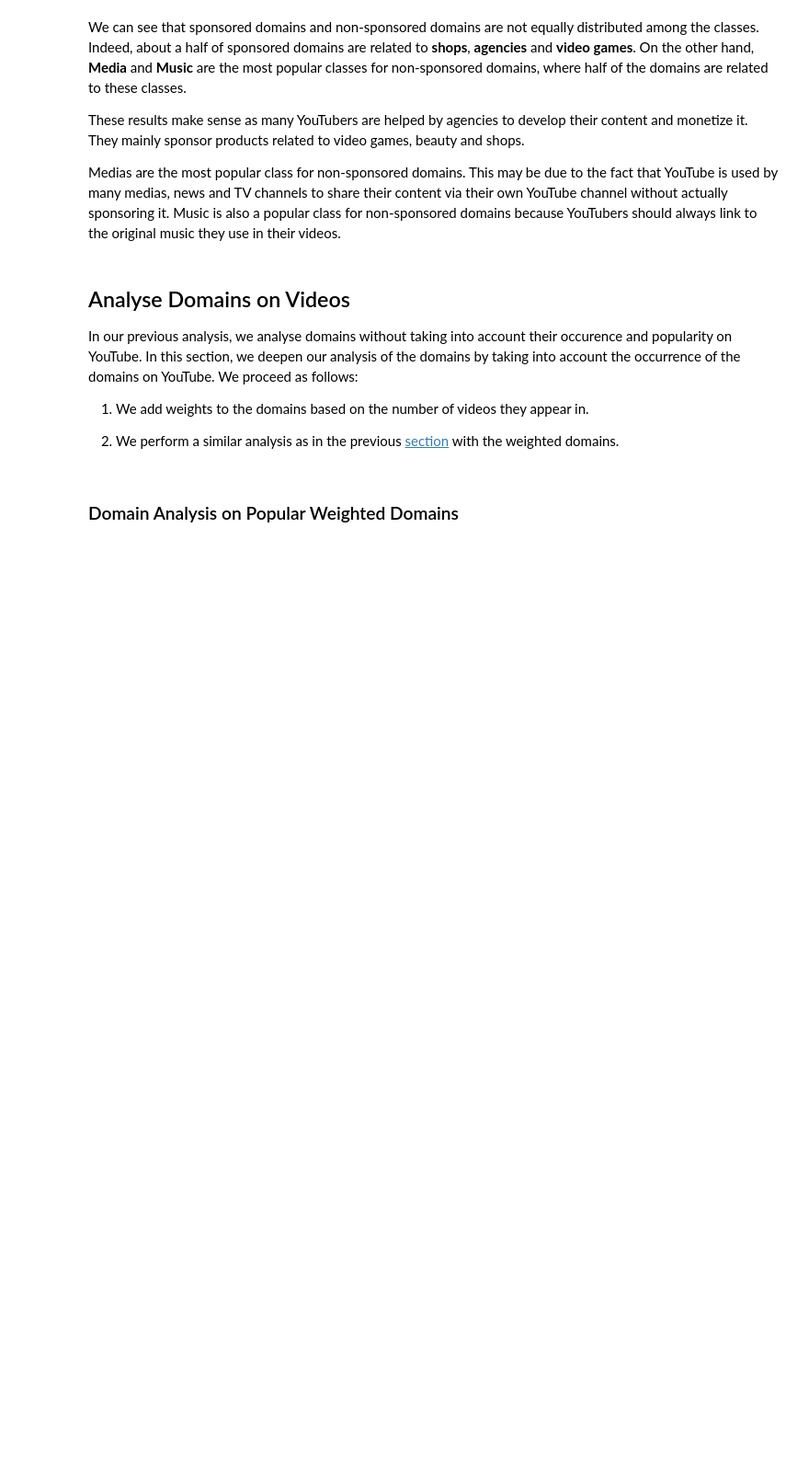
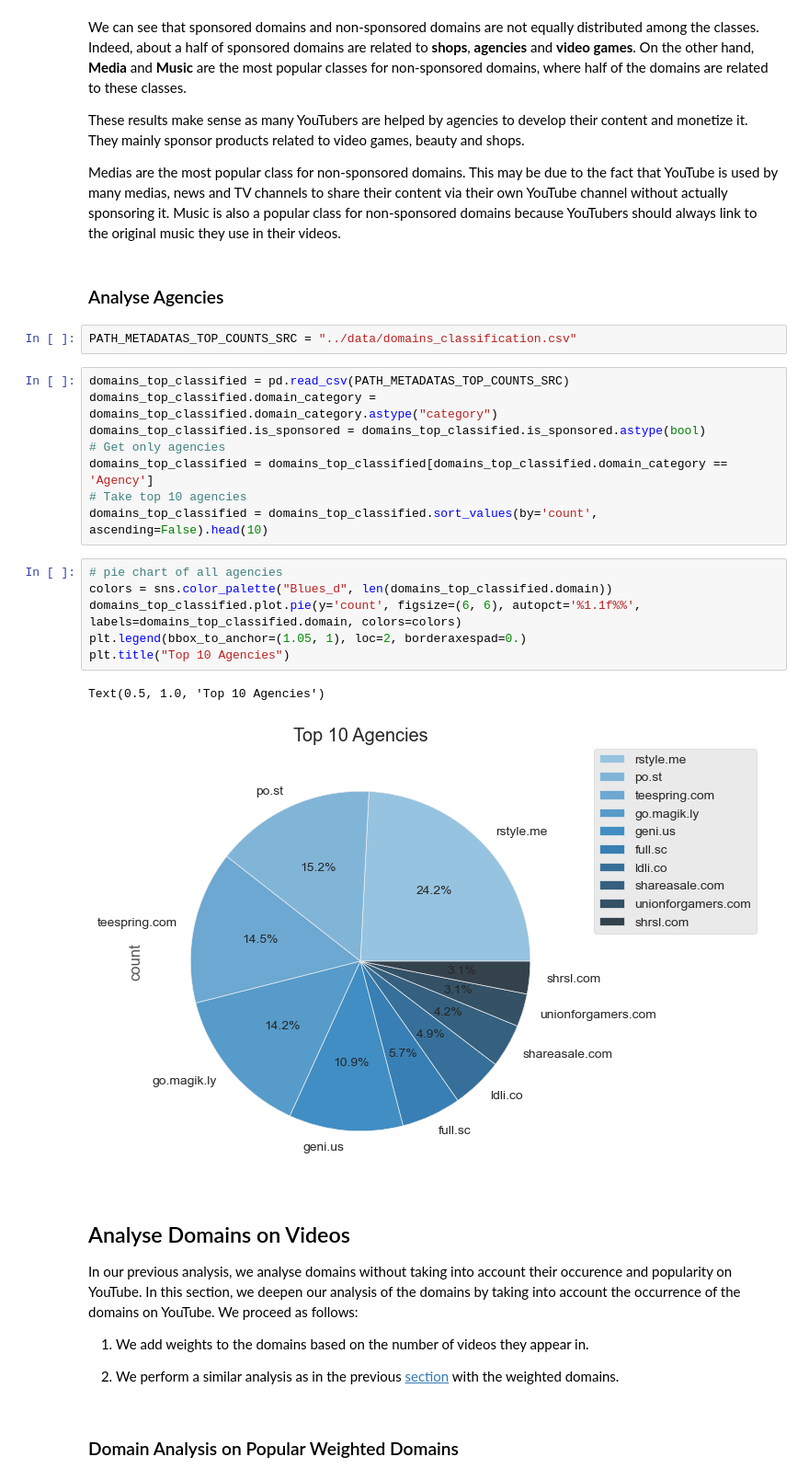
Before and after one commit to epfl-ada/ada-2022-project-fraisetagada, a Jupyter notebook: project.ipynb, the cells around one changed output. Shown at 92% size. Drawn from its saved outputs; the diff is of its cells as text; blank space fills up the shorter version.

Commit message:
add agency graph to project

```diff
--- a/project.ipynb
+++ b/project.ipynb
@@ -1274,6 +1275,27 @@ We can see that sponsored domains and non-sponsored domains are not equally dist
 These results make sense as many YouTubers are helped by agencies to develop their content and monetize it. They mainly sponsor products related to video games, beauty and shops.
 
 Medias are the most popular class for non-sponsored domains. This may be due to the fact that YouTube is used by many medias, news and TV channels to share their content via their own YouTube channel without actually sponsoring it. Music is also a popular class for non-sponsored domains because YouTubers should always link to the original music they use in their videos.
+# %% [markdown]
+### Analyse Agencies
+# %%
+PATH_METADATAS_TOP_COUNTS_SRC = "../data/domains_classification.csv"
+# %%
+domains_top_classified = pd.read_csv(PATH_METADATAS_TOP_COUNTS_SRC)
+domains_top_classified.domain_category = domains_top_classified.domain_category.astype("category")
+domains_top_classified.is_sponsored = domains_top_classified.is_sponsored.astype(bool)
+# Get only agencies
+domains_top_classified = domains_top_classified[domains_top_classified.domain_category == 'Agency']
+# Take top 10 agencies
+domains_top_classified = domains_top_classified.sort_values(by='count', ascending=False).head(10)
+# %%
+# pie chart of all agencies
+colors = sns.color_palette("Blues_d", len(domains_top_classified.domain))
+domains_top_classified.plot.pie(y='count', figsize=(6, 6), autopct='%1.1f%%', labels=domains_top_classified.domain, colors=colors)
+plt.legend(bbox_to_anchor=(1.05, 1), loc=2, borderaxespad=0.)
+plt.title("Top 10 Agencies")
+# %% [output]
+Text(0.5, 1.0, 'Top 10 Agencies')
+[figure, added]
 # %% [markdown]
 ## Analyse Domains on Videos
 
```
Also changed, not shown: parts of 1 cell of this notebook, 1 other file.
